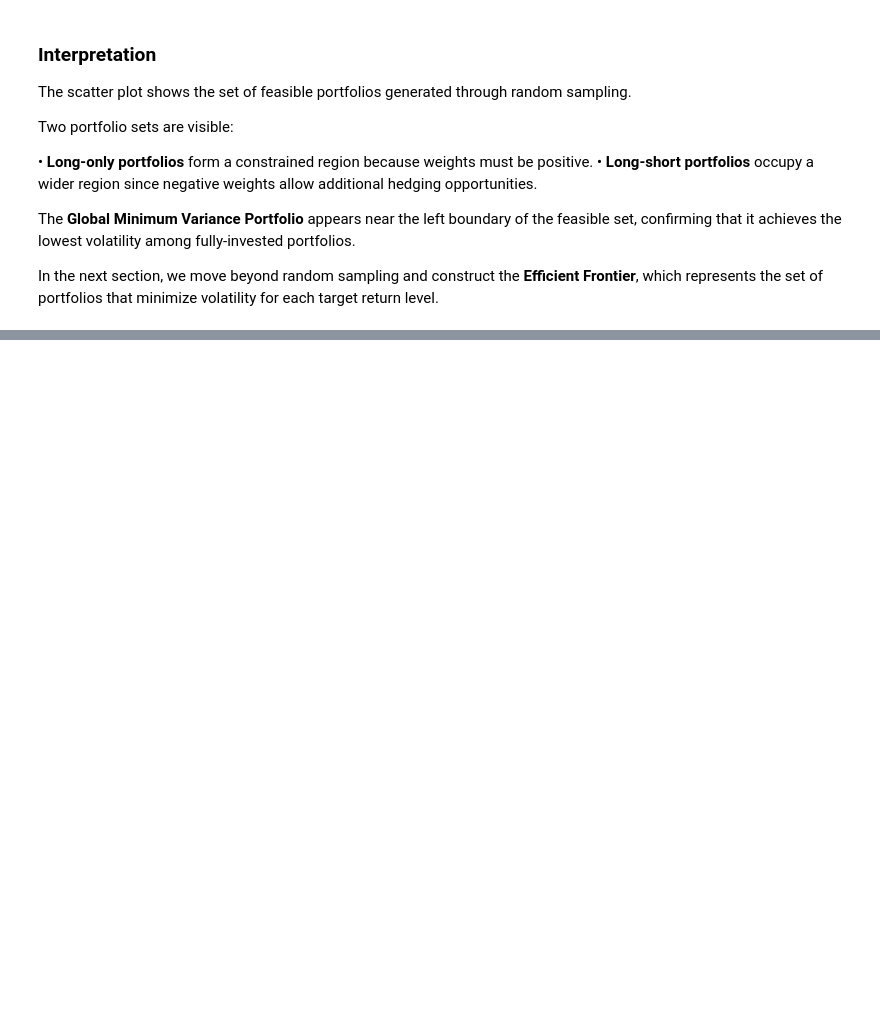
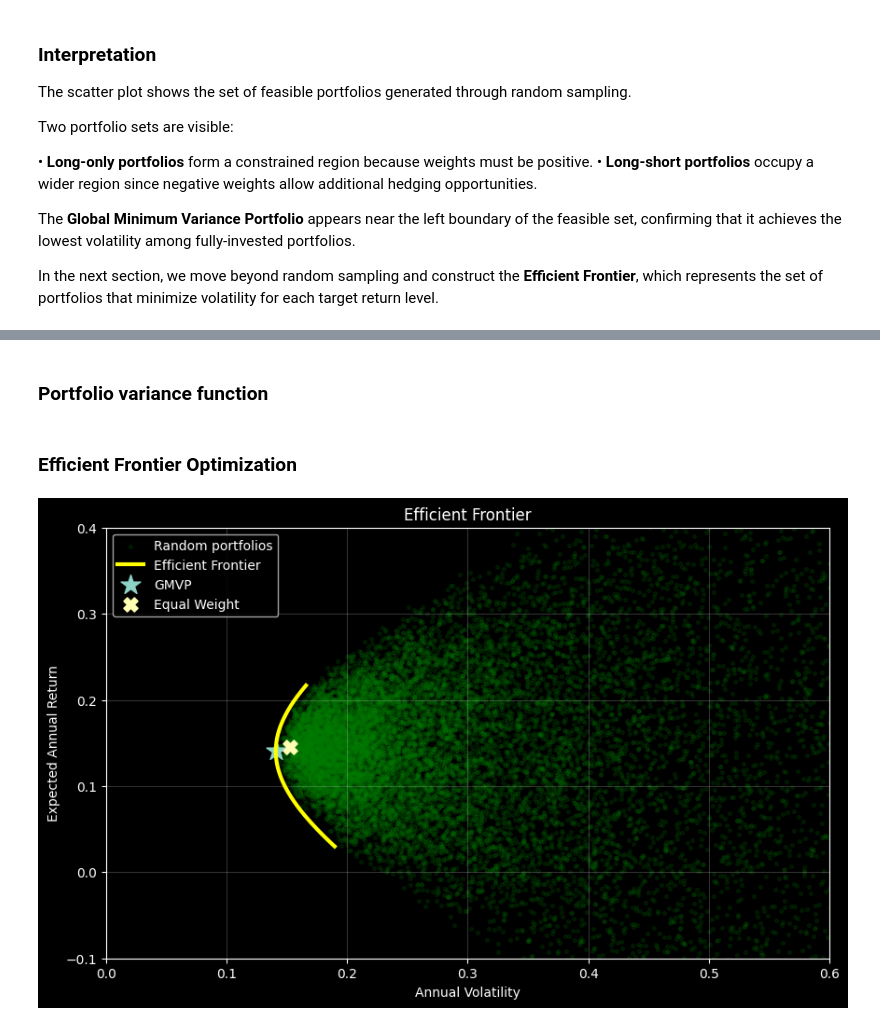
Before and after one commit to Enarb1/portfolio-optimization-eur, a Jupyter notebook: portfolio_optimization.ipynb, the cells around one changed output, grey strips where cells are left out. Cells and saved outputs as stored; diff of their text form; code cells hidden in the pictures; blank space fills up the shorter version.

Commit message:
New Section:Added 10.  Efficient Frontier

```diff
--- a/portfolio_optimization.ipynb
+++ b/portfolio_optimization.ipynb
@@ -482,0 +527,7 @@ In the next section, we move beyond random sampling and construct the **Efficien
+# %% [markdown]
+### Portfolio variance function
+# %%
+def portfolio_variance(weights, covariance_matrix):
+    return weights.T @ covariance_matrix @ weights
+# %% [markdown]
+### Efficient Frontier Optimization
@@ -482,0 +561,32 @@ In the next section, we move beyond random sampling and construct the **Efficien
+# %%
+plt.figure(figsize=(10,6))
+
+# Random portfolios
+plt.scatter(long_short_volatility, long_short_returns,
+            c="green", s=8, alpha=0.15, label="Random portfolios")
+
+# Efficient frontier
+plt.plot(efficient_volatility, target_returns,
+         color="yellow", linewidth=3, label="Efficient Frontier")
+
+# GMVP
+plt.scatter(gmvp_volatility, gmvp_return,
+            marker="*", s=250, label="GMVP")
+
+# Equal weight
+plt.scatter(equal_weight_volatility, equal_weight_return,
+            marker="X", s=120, label="Equal Weight")
+
+plt.xlabel("Annual Volatility")
+plt.ylabel("Expected Annual Return")
+plt.title("Efficient Frontier")
+
+plt.xlim(0,0.6)
+plt.ylim(-0.1,0.4)
+
+plt.legend()
+plt.grid(alpha=0.2)
+
+plt.show()
+# %% [output]
+[figure, added]
```
Also changed, not shown: parts of 13 cells of this notebook.
